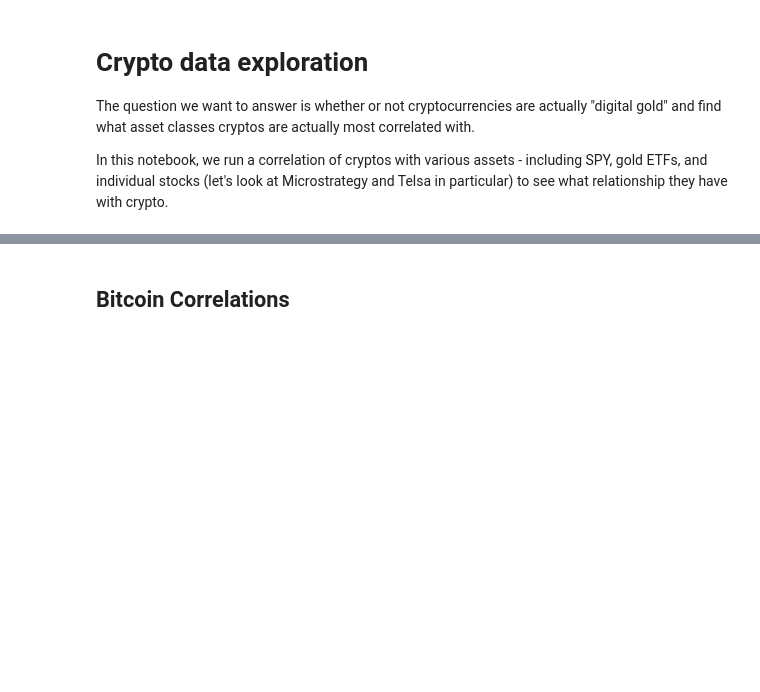
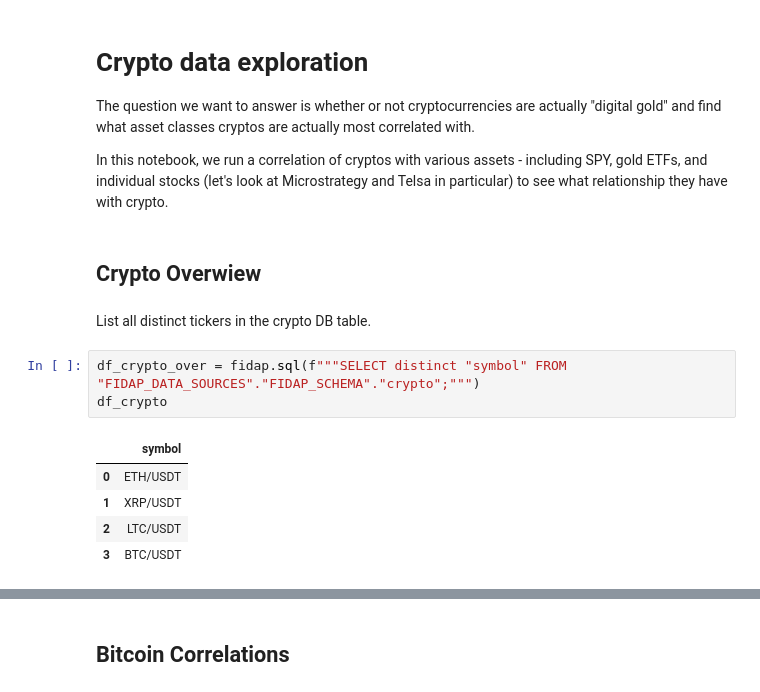
Before and after one commit to fidapco/notebooks, a Jupyter notebook: crypto_corr.ipynb, the cells around one changed output, grey strips where cells are left out. Cells and saved outputs as stored; diff of their text form; blank space fills up the shorter version.

```diff
--- a/crypto_corr.ipynb
+++ b/crypto_corr.ipynb
@@ -9,3 +10,16 @@ fidap = fidap_client(db="sf_gcp", api_key=config.FIDAP_API_KEY)
 The question we want to answer is whether or not cryptocurrencies are actually "digital gold" and find what asset classes cryptos are actually most correlated with.
 
 In this notebook, we run a correlation of cryptos with various assets - including SPY, gold ETFs, and individual stocks (let's look at Microstrategy and Telsa in particular) to see what relationship they have with crypto.
+# %% [markdown]
+## Crypto Overwiew
+# %% [markdown]
+List all distinct tickers in the crypto DB table.
+# %%
+df_crypto_over = fidap.sql(f"""SELECT distinct "symbol" FROM "FIDAP_DATA_SOURCES"."FIDAP_SCHEMA"."crypto";""")
+df_crypto
+# %% [output]
+|  | symbol |
+| 0 | ETH/USDT |
+| 1 | XRP/USDT |
+| 2 | LTC/USDT |
+| 3 | BTC/USDT |
```
Also changed, not shown: parts of 14 cells of this notebook.
